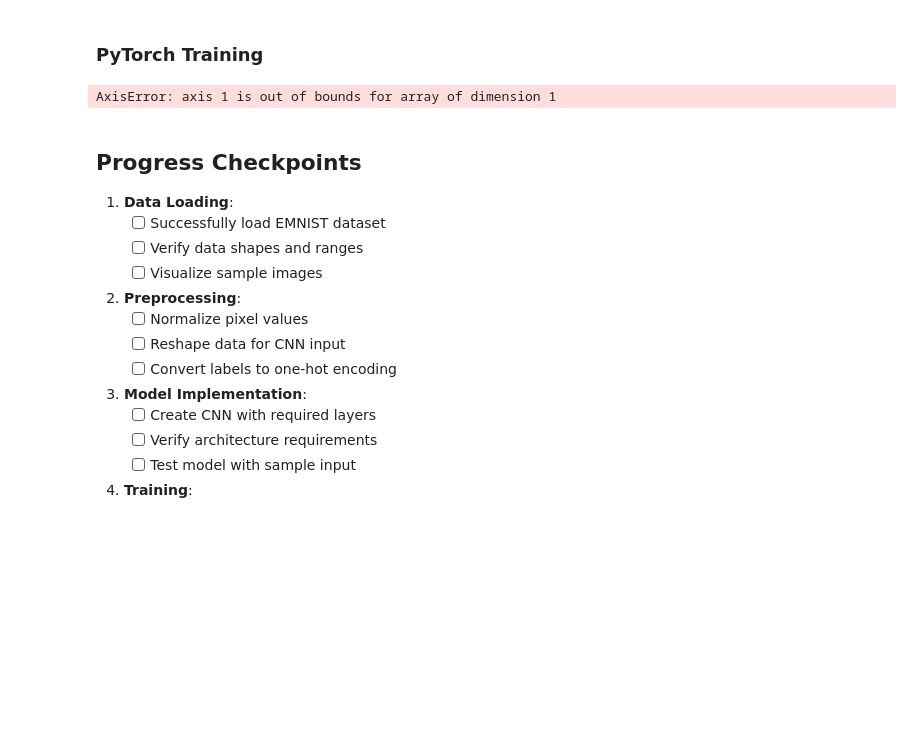
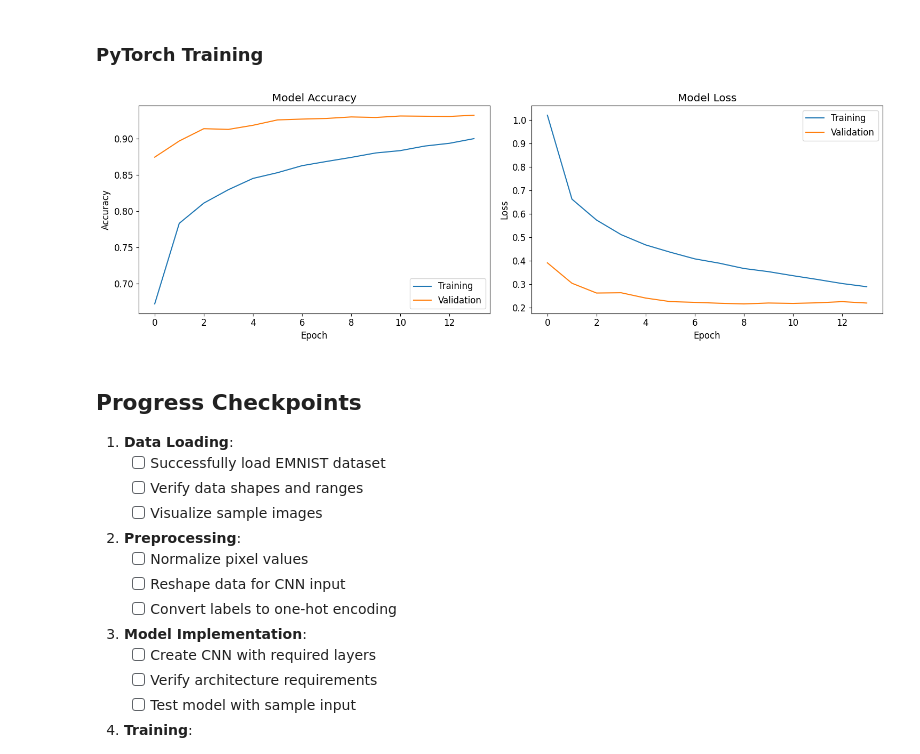
Before and after one commit to UCSF-DataSci/6-neural-nets-ZhangZwaa, a Jupyter notebook: part2_cnn_classification.ipynb, the cells around one changed output. Cells and saved outputs as stored; diff of their text form; code cells hidden in the pictures; blank space fills up the shorter version.

```diff
--- a/part2_cnn_classification.ipynb
+++ b/part2_cnn_classification.ipynb
@@ -321,22 +328,17 @@ Epoch 1/2
 # %%
 # Move model to device
 device = torch.device('cuda' if torch.cuda.is_available() else 'cpu')
-# Convert data to PyTorch tensors
-x_train = torch.FloatTensor(x_train).to(device)
-y_train = torch.LongTensor(np.argmax(y_train, axis=1)).to(device) # Corrected line
-x_val = torch.FloatTensor(x_val).to(device)
-y_val = torch.LongTensor(np.argmax(y_val, axis=1)).to(device)   # Corrected line
-model = model2.to(device)
+model = model.to(device)
 
 # Define loss function and optimizer
 criterion = nn.CrossEntropyLoss()
 optimizer = torch.optim.Adam(model.parameters())
 
-# Convert data to PyTorch tensors
-x_train = torch.FloatTensor(x_train).to(device)
-y_train = torch.LongTensor(np.argmax(y_train, axis=1)).to(device)
-x_val = torch.FloatTensor(x_val).to(device)
-y_val = torch.LongTensor(np.argmax(y_val, axis=1)).to(device)
+# Move input tensors to the same device
+x_train = x_train.to(device)
+y_train = y_train.to(device)
+x_val = x_val.to(device)
+y_val = y_val.to(device)
 
 # Training loop
 history = {'train_loss': [], 'train_acc': [], 'val_loss': [], 'val_acc': []}
@@ -406,34 +408,34 @@ for epoch in range(20):
         # Save architecture
         with open('models/cnn_pytorch_arch.txt', 'w') as f:
             f.write(str(model))
     else:
         patience_counter += 1
         if patience_counter >= patience:
             break
 
 # Plot training curves
 fig, (ax1, ax2) = plt.subplots(1, 2, figsize=(15, 5))
 
 # Plot accuracy
 ax1.plot(history['train_acc'], label='Training')
 ax1.plot(history['val_acc'], label='Validation')
 ax1.set_title('Model Accuracy')
 ax1.set_xlabel('Epoch')
 ax1.set_ylabel('Accuracy')
 ax1.legend()
 
 # Plot loss
 ax2.plot(history['train_loss'], label='Training')
 ax2.plot(history['val_loss'], label='Validation')
 ax2.set_title('Model Loss')
 ax2.set_xlabel('Epoch')
 ax2.set_ylabel('Loss')
 ax2.legend()
 
 plt.tight_layout()
 plt.show()
 # %% [output]
-AxisError: axis 1 is out of bounds for array of dimension 1
+[figure, added]
 # %% [markdown]
 ## Progress Checkpoints
 
```
Also changed, not shown: parts of 4 cells of this notebook, 3 other files.
